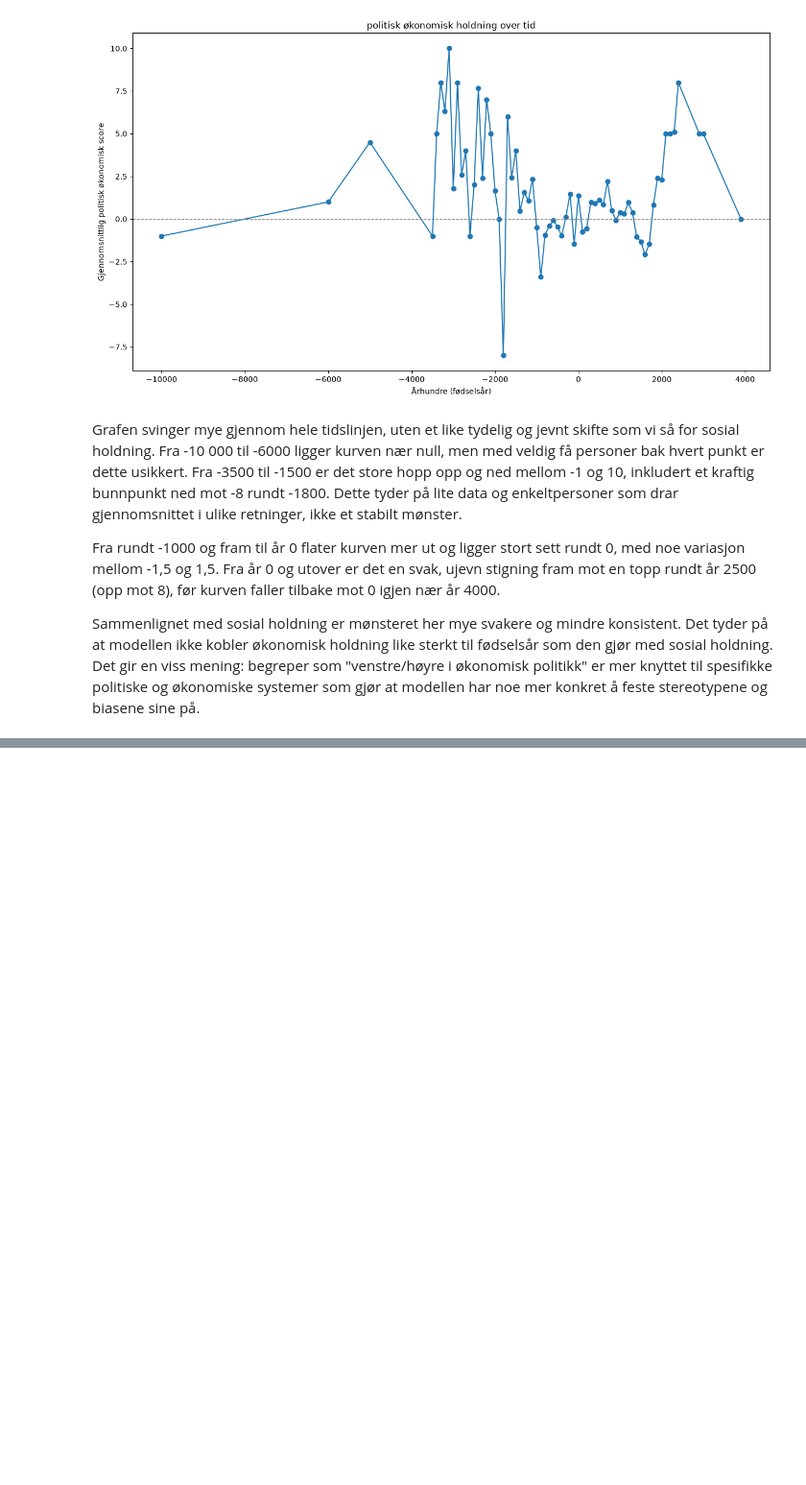
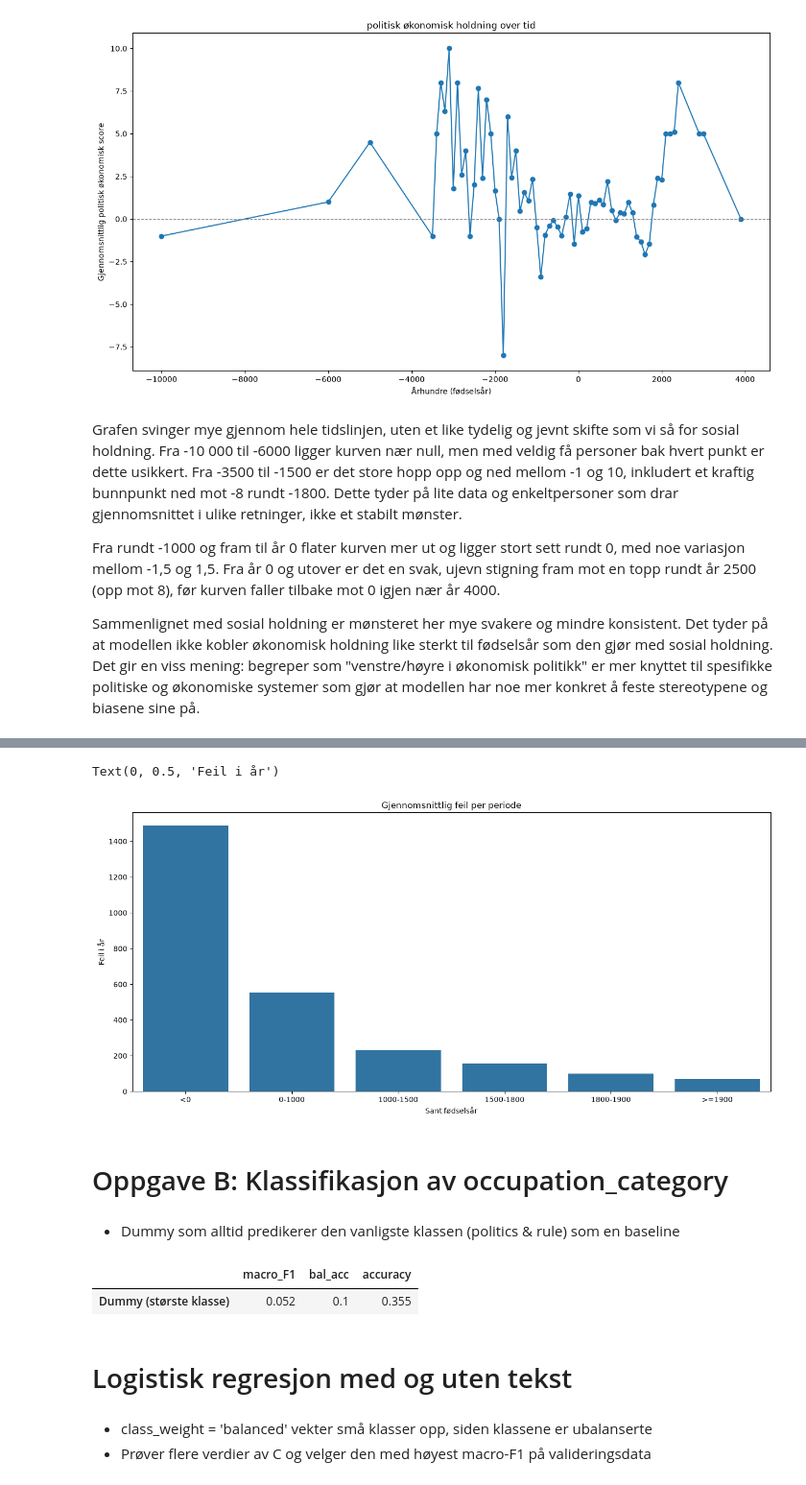
Before and after one commit to Petteroli/INF161-prosjekt, a Jupyter notebook: Prosjekt_inf161.ipynb, the cells around one changed output, grey strips where cells are left out. Shown at 96% size. Drawn from its saved outputs; the diff is of its cells as text; code cells hidden in the pictures; blank space fills up the shorter version.

```diff
--- a/Prosjekt_inf161.ipynb
+++ b/Prosjekt_inf161.ipynb
@@ -489,0 +770,29 @@ Sammenlignet med sosial holdning er mønsteret her mye svakere og mindre konsist
+# %%
+plt.figure(figsize=(35, 7))
+
+plt.subplot(1, 2, 1)
+sns.barplot(data=feil, x='periode', y='abs_feil', errorbar=None)
+plt.title('Gjennomsnittlig feil per periode')
+plt.xlabel('Sant fødselsår')
+plt.ylabel('Feil i år')
+# %% [output]
+Text(0, 0.5, 'Feil i år')
+[figure, added]
+# %% [markdown]
+# Oppgave B: Klassifikasjon av occupation_category
+# %% [markdown]
+- Dummy som alltid predikerer den vanligste klassen (politics & rule) som en baseline
+# %%
+dummy_cls = DummyClassifier(strategy='most_frequent')
+dummy_cls.fit(X_uten_tekst_train, y_train_cls)
+res_cls['Dummy (største klasse)'] = mål_cls(y_val_cls, dummy_cls.predict(X_uten_tekst_val))
+
+pd.DataFrame(res_cls).T.round(3)
+# %% [output]
+|  | macro_F1 | bal_acc | accuracy |
+| Dummy (største klasse) | 0.052 | 0.1 | 0.355 |
+# %% [markdown]
+# Logistisk regresjon med og uten tekst
+# %% [markdown]
+- class_weight = 'balanced' vekter små klasser opp, siden klassene er ubalanserte
+- Prøver flere verdier av C og velger den med høyest macro-F1 på valideringsdata
```
Also changed, not shown: parts of 54 cells of this notebook.
